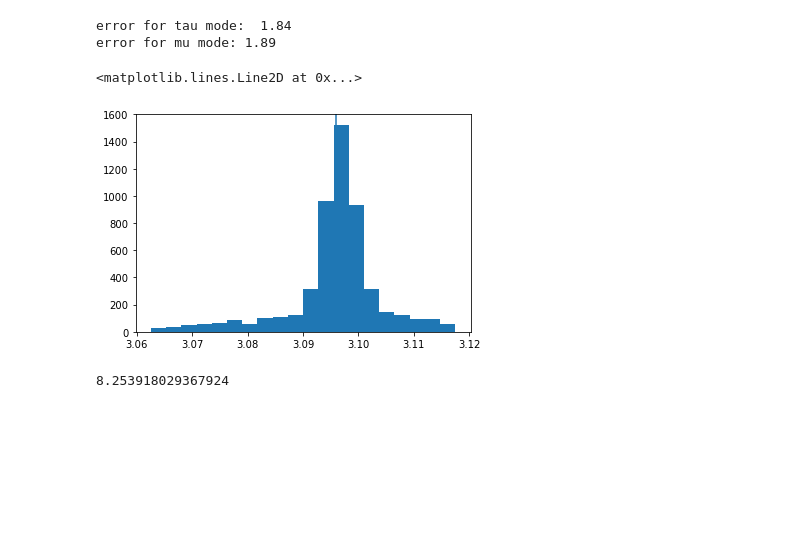
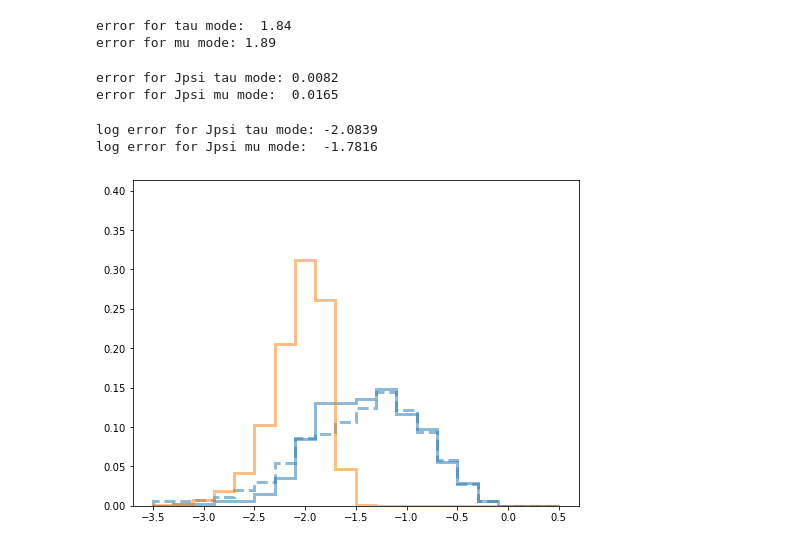
Before and after one commit to ansonkwokth/LFUV_Z-pole, a Jupyter notebook: RJpsi/BDTCut_v2.ipynb, the cells around one changed output. Cells and saved outputs as stored; diff of their text form; code cells hidden in the pictures; blank space fills up the shorter version.

```diff
--- a/RJpsi/BDTCut_v2.ipynb
+++ b/RJpsi/BDTCut_v2.ipynb
@@ -1383,10 +1407,45 @@ df_mHc['mHc'] = (df_mHc['EHc']**2 - df_mHc['pHc']**2)**0.5
-# %%
-plt.hist(df_mHc[df_mHc.target==1]['mHc'], bins=20);
-plt.axvline(3.096)
-# %% [output]
-<matplotlib.lines.Line2D at 0x...>
-[figure, removed]
-# %%
-df_mHc[df_mHc.target!=2]['mHc'].std()*1000
-# %% [output]
-8.253918029367924
+# %%
+
+X_mea0 = df_plot[(df_plot.target==0)]['sMinMuHcVert']
+X_mea1 = df_plot[(df_plot.target==1)]['sMinMuHcVert']
+
+X_tru0 = df_plot[(df_plot.target==0)]['sMinMuHcVertTrue']
+X_tru1 = 0
+
+X0 = X_mea0 - X_tru0
+X1 = X_mea1 - X_tru1
+
+W0 = df_plot[(df_plot.target==0)]['reweight']
+W1 = df_plot[(df_plot.target==1)]['reweight']
+
+X_Wmean0 = sum(X0 * W0) / sum(W0)
+X_Wmean1 = sum(X1 * W1) / sum(W1)
+
+print("error for Jpsi tau mode: {:.4f}".format((sum((X0 - X_Wmean0)**2 * W0) / (sum(W0)*(len(W0)-1)/len(W0)))**0.5))
+print("error for Jpsi mu mode:  {:.4f}".format((sum((X1 - X_Wmean1)**2 * W1) / (sum(W1)*(len(W1)-1)/len(W1)))**0.5))
+# %% [output]
+error for Jpsi tau mode: 0.0082
+error for Jpsi mu mode:  0.0165
+# %%
+print("log error for Jpsi tau mode: {:.4f}".format(np.log10((sum((X0 - X_Wmean0)**2 * W0) / (sum(W0)*(len(W0)-1)/len(W0)))**0.5)))
+print("log error for Jpsi mu mode:  {:.4f}".format(np.log10((sum((X1 - X_Wmean1)**2 * W1) / (sum(W1)*(len(W1)-1)/len(W1)))**0.5)))
+# %% [output]
+log error for Jpsi tau mode: -2.0839
+log error for Jpsi mu mode:  -1.7816
+# %%
+f = plt.figure(figsize=(8,6))
+ax1 = plt.subplot(111)
+range_=[-3.5,0.5]
+# range_=[-3.5,3]
+
+
+ax1.margins(y=0.325)
+ax1.hist(np.log10(df_plot[(df_plot.target==0)]['sMinMuHcVert']), weights=df_plot[df_plot.target==0]['reweight']/sum(df_plot[df_plot.target==0]['reweight']), bins=20, range=range_, histtype='step', lw=3, label=r'$B_c^+\to J/\psi \tau^+\nu_\tau$', alpha=0.5, color='C0');
+ax1.hist(np.log10(df_plot[(df_plot.target==0)]['sMinMuHcVertTrue']), weights=df_plot[df_plot.target==0]['reweight']/sum(df_plot[df_plot.target==0]['reweight']), bins=20, range=range_, histtype='step', lw=3, alpha=0.5, color='C0', linestyle='--');
+ax1.hist(np.log10(df_plot[(df_plot.target==1)]['sMinMuHcVert']), weights=df_plot[df_plot.target==1]['reweight']/sum(df_plot[df_plot.target==1]['reweight']), bins=20, range=range_, histtype='step', lw=3, label=r'$B_c^+\to J/\psi \mu^+\nu_\mu$', alpha=0.5, color='C1');
+# ax1.hist(np.log10(df_plot[(df_plot.target!=0)&(df_plot.target!=1)]['sMinMuHcVert']), weights=df_plot[(df_plot.target!=0)&(df_plot.target!=1)]['reweight']/sum(df_plot[(df_plot.target!=0)&(df_plot.target!=1)]['reweight']), bins=20, range=range_, lw=3, label=r'Bkg.', alpha=0.25);
+# ax1.hist(np.log10(df_plot[(df_plot.target!=0)&(df_plot.target!=1)]['sMinMuHcVert']), weights=df_plot[(df_plot.target!=0)&(df_plot.target!=1)]['reweight']/sum(df_plot[(df_plot.target!=0)&(df_plot.target!=1)]['reweight']), bins=20, range=range_, histtype='step', lw=3, label=r'Bkg.', alpha=0.5);
+# ax1.hist(np.log10(df_plot[(df_plot.target==3)]['sMinMuHcVert']), weights=df_plot[df_plot.target==3]['reweight']/sum(df_plot[df_plot.target==3]['reweight']), bins=20, range=range_, histtype='step', lw=2.5, label='Combinatoric', alpha=0.5, color='C2', linestyle=':');
+# ax1.hist(np.log10(df_plot[(df_plot.target==5)]['sMinMuHcVert']), weights=df_plot[df_plot.target==5]['reweight']/sum(df_plot[df_plot.target==5]['reweight']), bins=20, range=range_, histtype='step', lw=2.5, label='Mis-ID', alpha=0.5, color='C2', linestyle='--');
+# %% [output]
+[figure, added]
```
Also changed, not shown: parts of 15 cells of this notebook, 21 other files.
